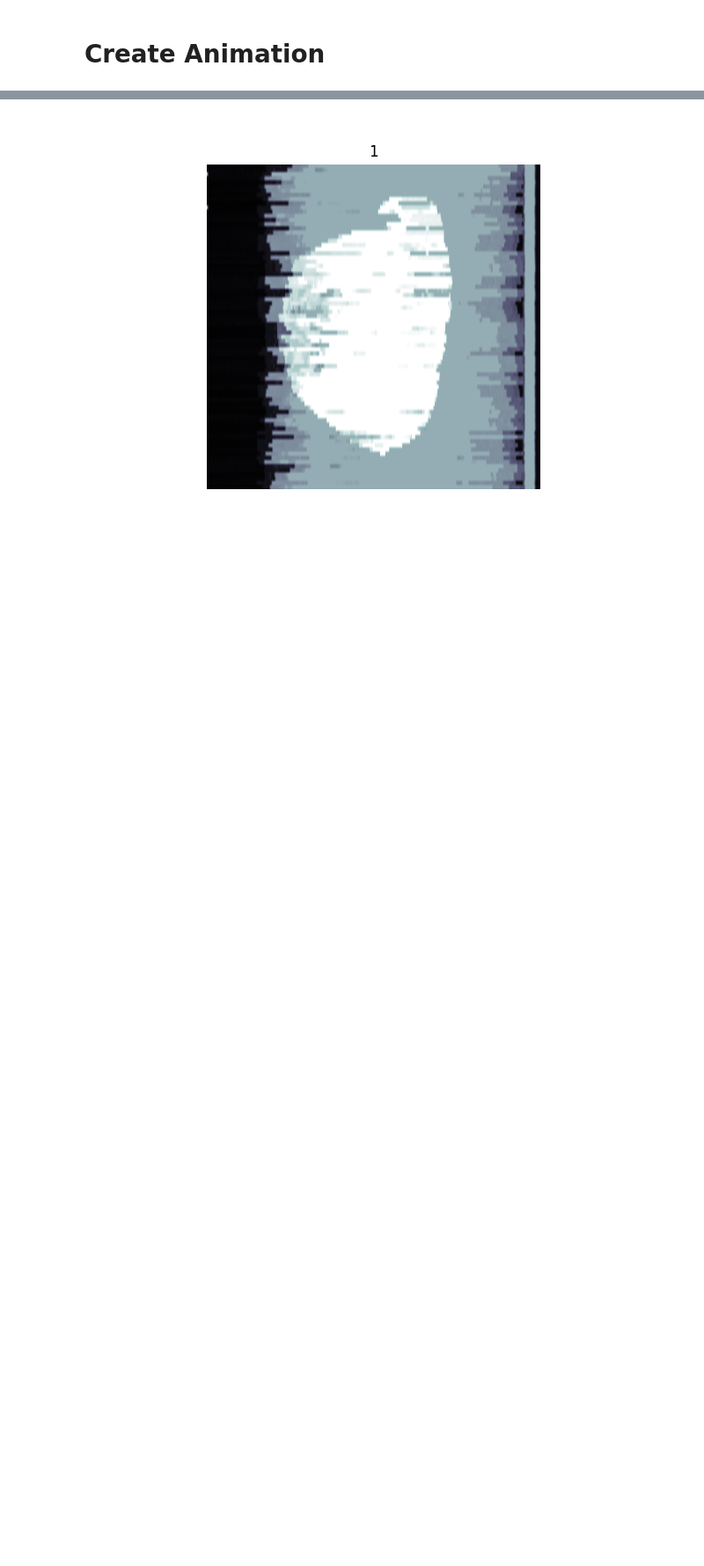
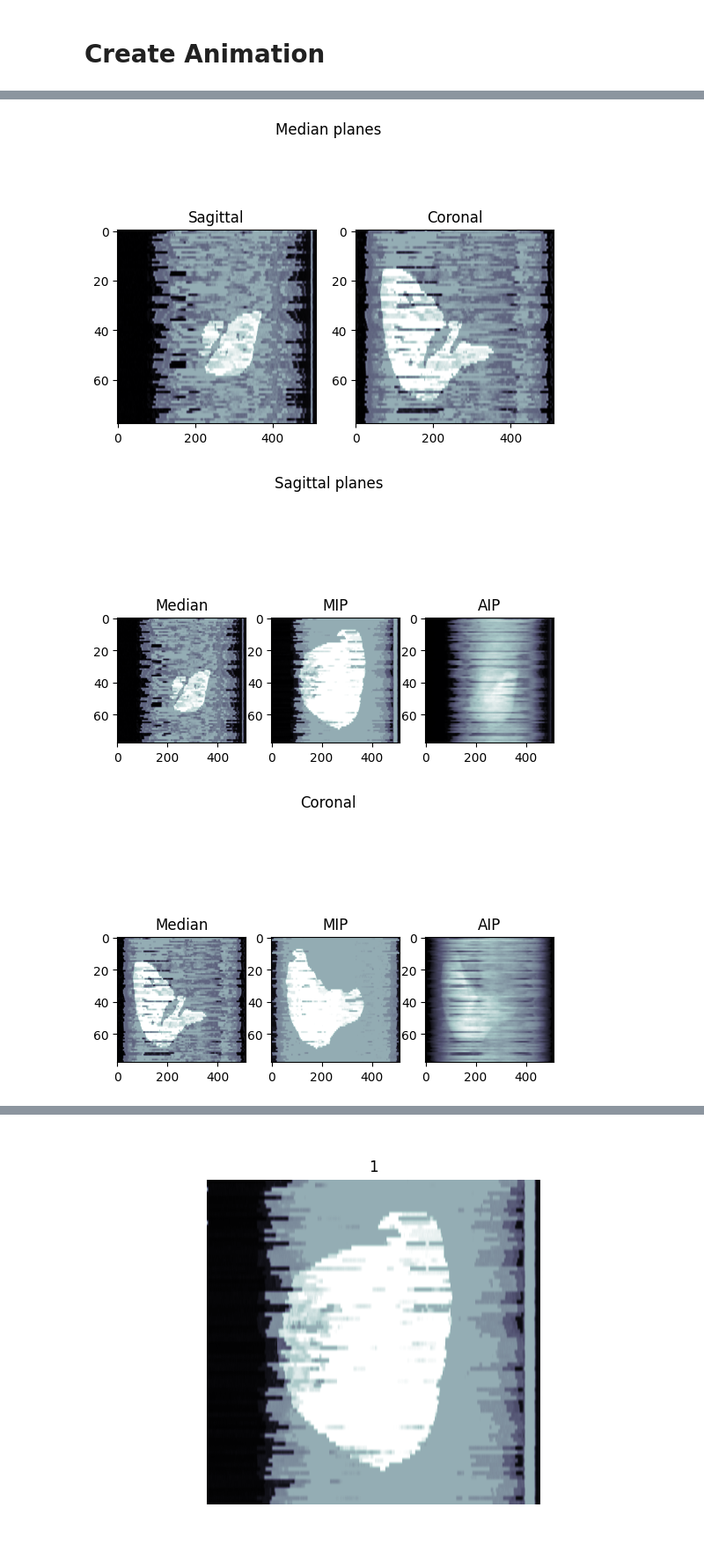
Before and after one commit to claredavies/MedicalImaging, a Jupyter notebook: MedicalImagingProject.ipynb, the cells around one changed output, grey strips where cells are left out. Shown at 88% size. Cells and saved outputs as stored; diff of their text form; code cells hidden in the pictures; blank space fills up the shorter version.

```diff
--- a/MedicalImagingProject.ipynb
+++ b/MedicalImagingProject.ipynb
@@ -377,9 +275,3 @@ def overlay_binary_image(ct_image_index, ct_images, segmentation_images):
-# %%
-processed_ct_images = []
-
-for i in range(len(ct_images)):
-    processed_image = overlay_binary_image(i, ct_images, segmentation_images)
-    processed_ct_images.append(processed_image)
 # %% [markdown]
 # Create Animation
 # %%
@@ -589,0 +366,59 @@ if __name__ == "__main__":
+# %%
+pixel_data = ct_images
+# pixel_data = ct_images[37:73]
+
+segmentation_array = segmentation_images
+pixel_len_mm = [5, 0.78, 0.78]
+img_dcm = np.array(pixel_data)
+img_dcm = normalize_array(img_dcm)
+
+segmentation_array = np.flip(segmentation_array, axis=1)
+segmented_img_dcm = visualize_axial_slice(img_dcm, segmentation_array)
+
+# Show median planes
+fig, ax = plt.subplots(1, 2)
+# Sagittal planes
+ax[0].imshow(median_sagittal_plane(segmented_img_dcm), cmap="bone", alpha=1, aspect=pixel_len_mm[0] / pixel_len_mm[1])
+ax[0].set_title("Sagittal")
+# Coronal planes
+ax[1].imshow(median_coronal_plane(segmented_img_dcm), cmap="bone", alpha=1, aspect=pixel_len_mm[0] / pixel_len_mm[2])
+ax[1].set_title("Coronal")
+fig.suptitle("Median planes")
+plt.show()
+
+# Show sagittal planes
+# Based on  MIP/AIP/Median planes
+fig, ax = plt.subplots(1, 3)
+# Median planes
+ax[0].imshow(median_sagittal_plane(segmented_img_dcm), cmap="bone", aspect=pixel_len_mm[0] / pixel_len_mm[1])
+ax[0].set_title("Median")
+# MIP planes
+ax[1].imshow(MIP_sagittal_plane(segmented_img_dcm), cmap="bone", aspect=pixel_len_mm[0] / pixel_len_mm[1])
+ax[1].set_title("MIP")
+# AIP planes
+ax[2].imshow(AIP_sagittal_plane(segmented_img_dcm), cmap="bone", aspect=pixel_len_mm[0] / pixel_len_mm[1])
+ax[2].set_title("AIP")
+fig.suptitle("Sagittal planes")
+plt.show()
+
+# Show sagittal planes
+fig, ax = plt.subplots(1, 3)
+
+# Median planes
+ax[0].imshow(median_coronal_plane(segmented_img_dcm), cmap="bone", aspect=pixel_len_mm[0] / pixel_len_mm[1])
+ax[0].set_title("Median")
+
+# MIP planes
+ax[1].imshow(MIP_coronal_plane(segmented_img_dcm), cmap="bone", aspect=pixel_len_mm[0] / pixel_len_mm[1])
+ax[1].set_title("MIP")
+
+# AIP planes
+ax[2].imshow(AIP_coronal_plane(segmented_img_dcm), cmap="bone", aspect=pixel_len_mm[0] / pixel_len_mm[1])
+ax[2].set_title("AIP")
+
+fig.suptitle("Coronal")
+plt.show()
+# %% [output]
+[figure, added]
+[figure, added]
+[figure, added]
```
Also changed, not shown: parts of 7 cells of this notebook.
